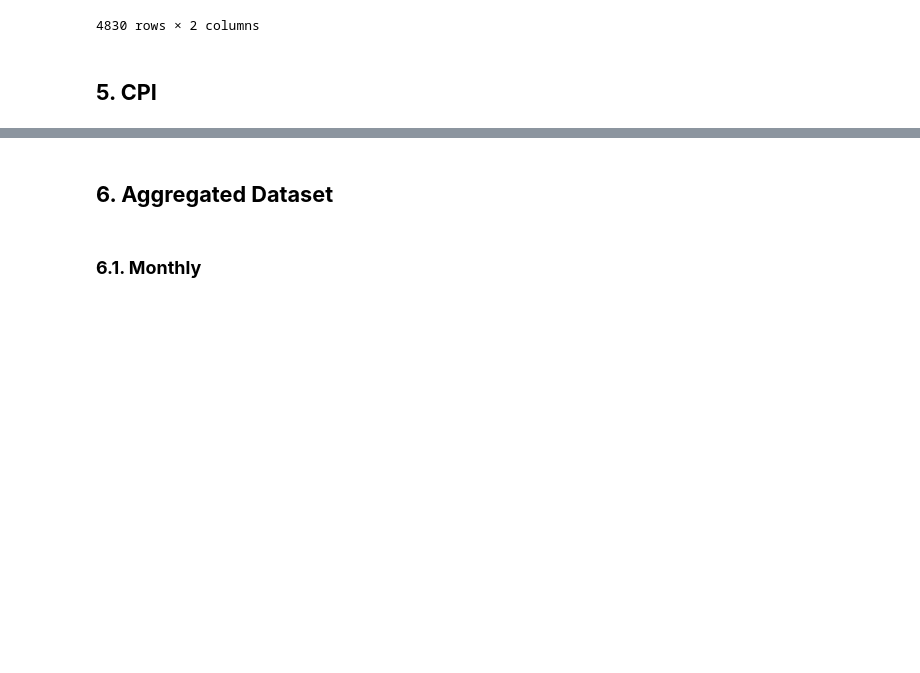
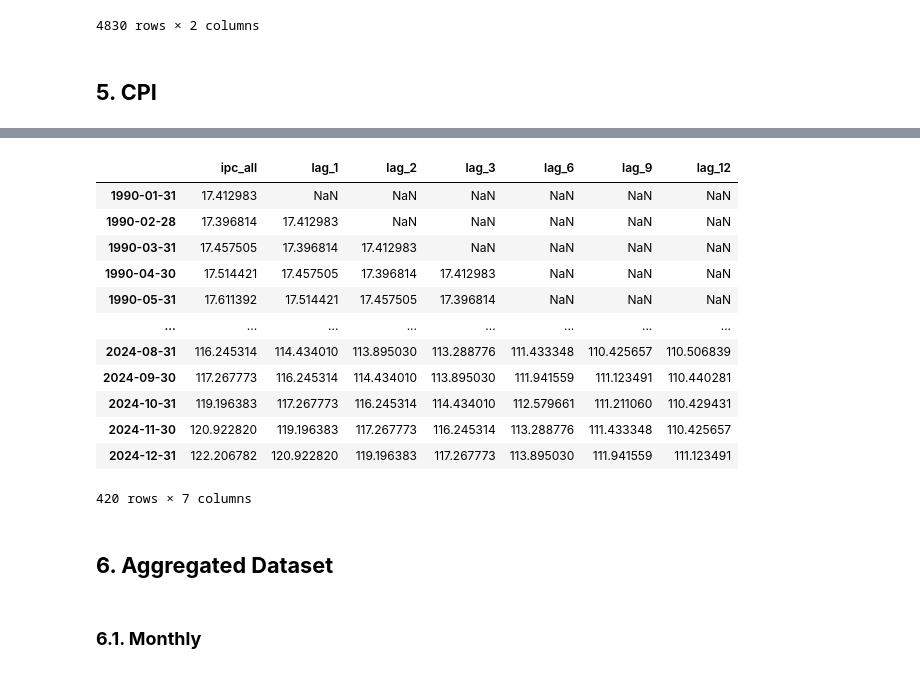
Before and after one commit to osmarbolivar/High-Freq-Inflation-Forecast-2SML, a Jupyter notebook: Data_preprocess.ipynb, the cells around one changed output, grey strips where cells are left out. Saved outputs shown, nothing was run; the diff lists cells and outputs as text; code cells hidden in the pictures; blank space fills up the shorter version.

```diff
--- a/Data_preprocess.ipynb
+++ b/Data_preprocess.ipynb
@@ -497,6 +507,23 @@ cpi_raw
 # %%
 fig = go.Figure()
 fig.add_trace(go.Scatter(x=cpi_raw.index, y=cpi_raw['ipc_all'], name='CPI'))
+# %%
+CPI_monthly = cpi_raw.filter(['ipc_all', 'lag_1', 'lag_2', 'lag_3', 'lag_6', 'lag_9', 'lag_12'], axis=1)
+CPI_monthly
+# %% [output]
+|  | ipc_all | lag_1 | lag_2 | lag_3 | lag_6 | lag_9 | lag_12 |
+| 1990-01-31 | 17.412983 | NaN | NaN | NaN | NaN | NaN | NaN |
+| 1990-02-28 | 17.396814 | 17.412983 | NaN | NaN | NaN | NaN | NaN |
+| 1990-03-31 | 17.457505 | 17.396814 | 17.412983 | NaN | NaN | NaN | NaN |
+| 1990-04-30 | 17.514421 | 17.457505 | 17.396814 | 17.412983 | NaN | NaN | NaN |
+| 1990-05-31 | 17.611392 | 17.514421 | 17.457505 | 17.396814 | NaN | NaN | NaN |
+| ... | ... | ... | ... | ... | ... | ... | ... |
+| 2024-08-31 | 116.245314 | 114.434010 | 113.895030 | 113.288776 | 111.433348 | 110.425657 | 110.506839 |
+| 2024-09-30 | 117.267773 | 116.245314 | 114.434010 | 113.895030 | 111.941559 | 111.123491 | 110.440281 |
+| 2024-10-31 | 119.196383 | 117.267773 | 116.245314 | 114.434010 | 112.579661 | 111.211060 | 110.429431 |
+| 2024-11-30 | 120.922820 | 119.196383 | 117.267773 | 116.245314 | 113.288776 | 111.433348 | 110.425657 |
+| 2024-12-31 | 122.206782 | 120.922820 | 119.196383 | 117.267773 | 113.895030 | 111.941559 | 111.123491 |
+420 rows × 7 columns
 # %% [markdown]
 ## **6. Aggregated Dataset**
 # %% [markdown]
```
Also changed, not shown: parts of 5 cells of this notebook, 6 other files.
